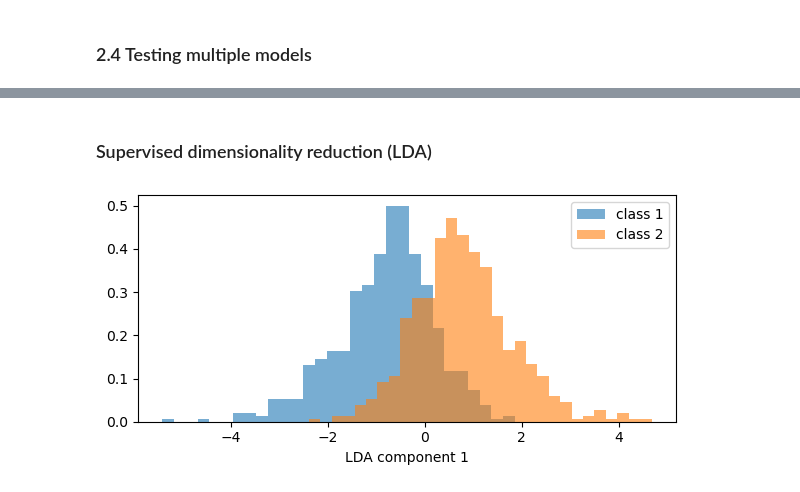
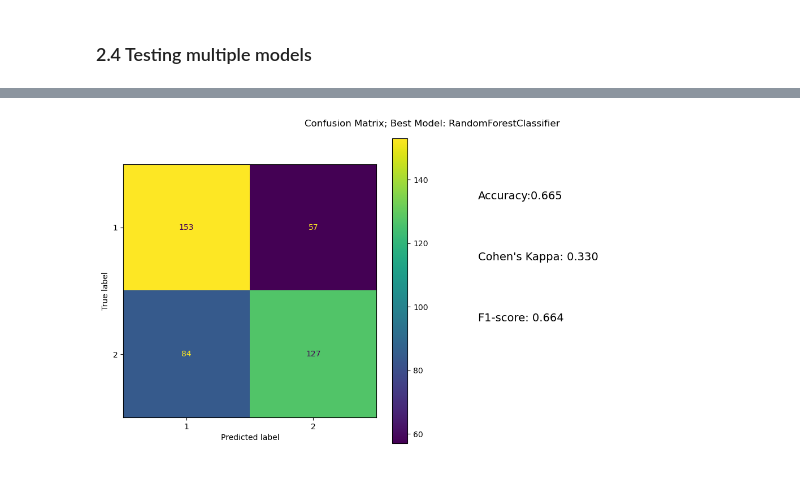
Before and after one commit to sumachinta/Motor-Imagery-EEG-Classifier, a Jupyter notebook: notebooks/03_bandpower_baseline.ipynb, the cells around one changed output, grey strips where cells are left out. Cells and saved outputs as stored; diff of their text form; code cells hidden in the pictures.

```diff
--- a/notebooks/03_bandpower_baseline.ipynb
+++ b/notebooks/03_bandpower_baseline.ipynb
@@ -351,12 +363,12 @@ param_grid = [
         'clf__n_estimators': [100, 200],
         'clf__max_depth': [None, 10, 20]
     },
-    {
-        'clf': [SVC(class_weight='balanced')],
-        'clf__C': [0.1, 1.0, 10.0],
-        'clf__kernel': ['linear', 'rbf']
+    # {
+    #     'clf': [SVC(class_weight='balanced')],
+    #     'clf__C': [0.1, 1.0, 10.0],
+    #     'clf__kernel': ['linear', 'rbf']
 
-    }
+    # }
 ]
 # %%
 grid = GridSearchCV(pipe, param_grid, cv=cv, scoring="f1_macro", n_jobs=-1, verbose=1, refit=True)
@@ -563,12 +408,18 @@ plt.show()
-# %% [markdown]
-### Supervised dimensionality reduction (LDA)
-# %%
-Z, mdl, info = reduce_features(X, y=y, method="lda", n_components=1) # supervised
-
-plt.figure(figsize=(6,3))
-for cls in np.unique(y):
-    m = (y == cls)
-    plt.hist(Z[m, 0], bins=30, alpha=0.6, label=f"class {cls}", density=True)
-plt.xlabel("LDA component 1"); plt.legend(); plt.tight_layout()
-# %% [output]
-[figure, removed]
+# %%
+from sklearn.metrics import ConfusionMatrixDisplay
+fig, ax = plt.subplots(1,2, figsize=(12,6))
+ConfusionMatrixDisplay.from_predictions(y_test, y_pred, ax=ax[0])
+plt.suptitle(f"Confusion Matrix; Best Model: {grid.best_estimator_.named_steps['clf'].__class__.__name__}")
+# Print accuracies on the plot
+acc = accuracy_score(y_test, y_pred)
+kappa = cohen_kappa_score(y_test, y_pred)
+f1 = f1_score(y_test, y_pred, average="macro")
+ax[1].text(0.1, 0.8, f"Accuracy:{acc:.3f}", fontsize=14)
+ax[1].text(0.1, 0.6, f"Cohen's Kappa: {kappa:.3f}", fontsize=14)
+ax[1].text(0.1, 0.4, f"F1-score: {f1:.3f}", fontsize=14)
+ax[1].axis('off')
+plt.tight_layout()
+plt.savefig(f"{FIGS}/confusion_matrix_{grid.best_estimator_.named_steps['clf'].__class__.__name__}_bandpower.png")
+plt.show()
+# %% [output]
+[figure, added]
```
Also changed, not shown: parts of 13 cells of this notebook.
